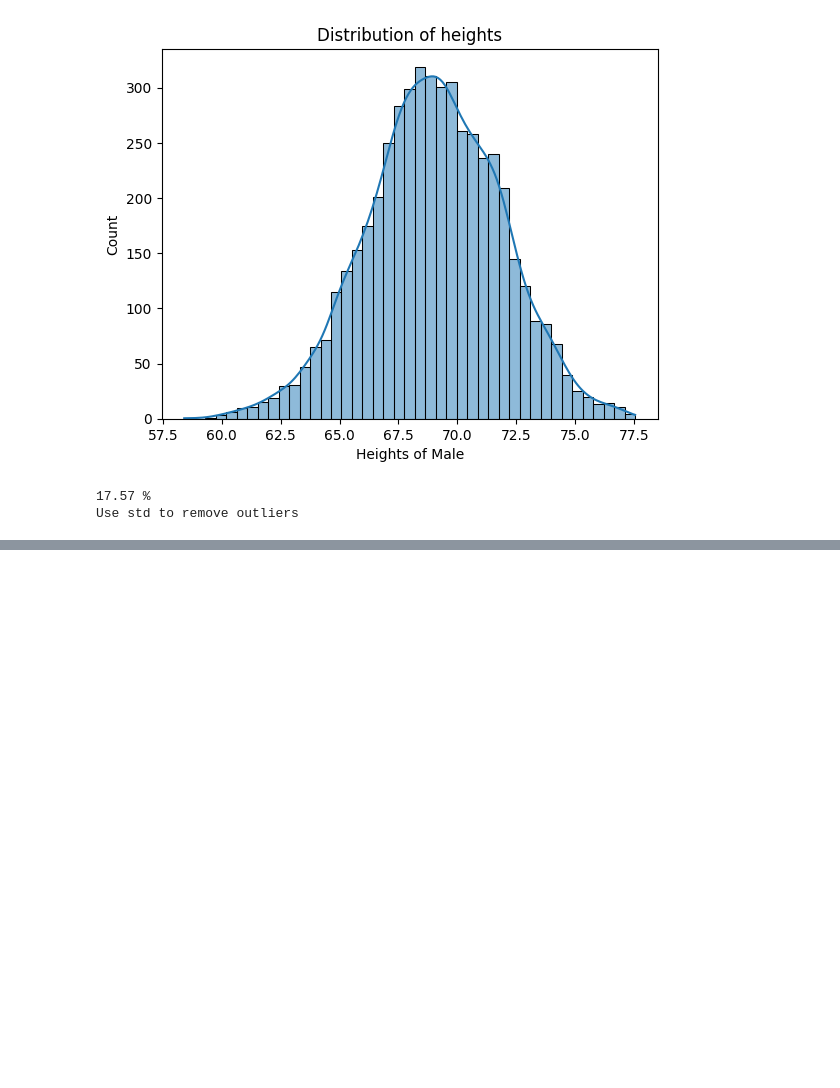
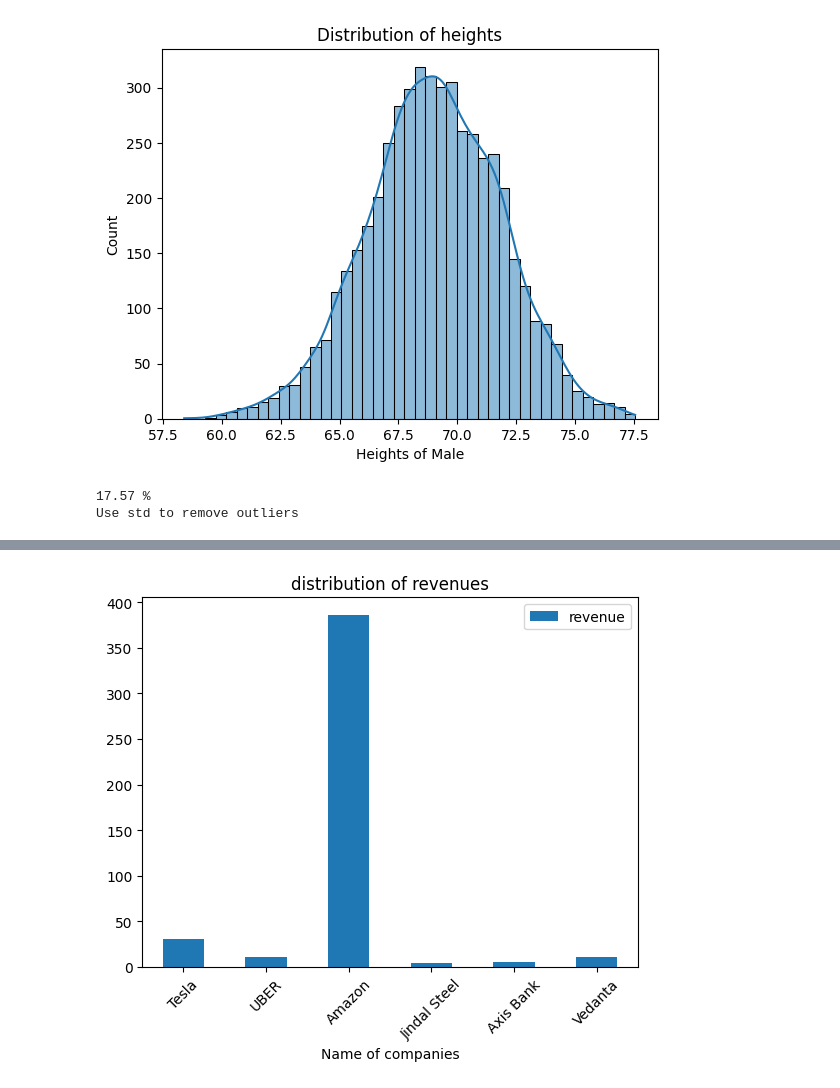
Before and after one commit to Ayomide906/test, a Jupyter notebook: Data_analysis_pandas/maths_stats.ipynb, the cells around one changed output, grey strips where cells are left out. Drawn from its saved outputs; the diff is of its cells as text; code cells hidden in the pictures; blank space fills up the shorter version.

```diff
--- a/Data_analysis_pandas/maths_stats.ipynb
+++ b/Data_analysis_pandas/maths_stats.ipynb
@@ -181,0 +184,6 @@ Use std to remove outliers
+# %%
+df=pd.DataFrame({
+    "company":['Tesla','UBER','Amazon','Jindal Steel','Axis Bank','Vedanta'],
+    "revenue":[31,11,386,4.7,5.6,11.3]
+})
+df
@@ -181,0 +198,10 @@ Use std to remove outliers
+# %%
+df.plot(kind="bar",x="company",y="revenue")
+plt.xlabel("Name of companies")
+plt.xticks(rotation=45)
+plt.title("distribution of revenues")
+plt.show()
+#we can observe that amazon revenue is so large that we can compare tesla and uber if we want to
+#so logarithm comes in
+# %% [output]
+[figure, added]
```
Also changed, not shown: parts of 6 cells of this notebook, 1 other file.
